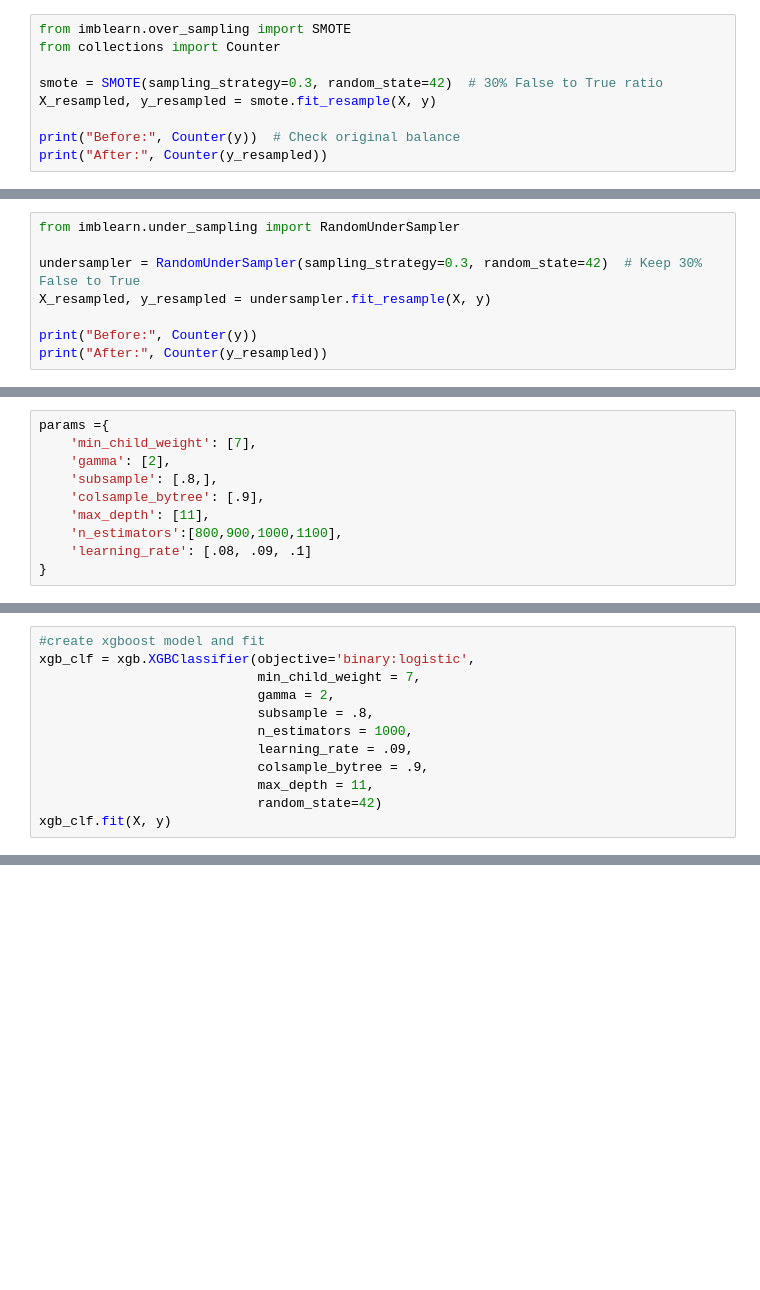
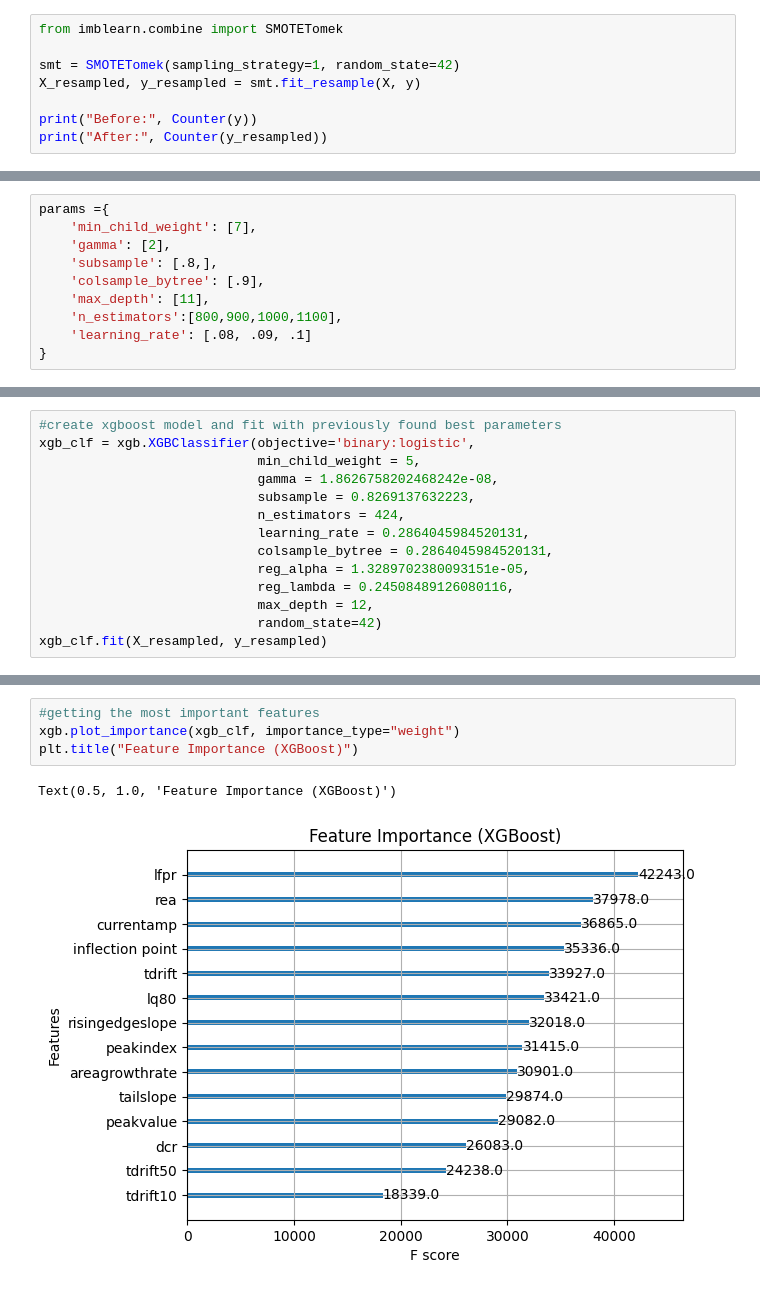
Before and after one commit to matthewsegovia/MajoranaNeutrinoHunt, a Jupyter notebook: XGBoost/XGBoost.ipynb, the cells around one changed output, grey strips where cells are left out. Cells and saved outputs as stored; diff of their text form; blank space fills up the shorter version.

```diff
--- a/XGBoost/XGBoost.ipynb
+++ b/XGBoost/XGBoost.ipynb
@@ -25,9 +29,8 @@ y = df['truedcr']
 # %%
-from imblearn.over_sampling import SMOTE
-from collections import Counter
+from imblearn.combine import SMOTETomek
 
-smote = SMOTE(sampling_strategy=0.3, random_state=42)  # 30% False to True ratio
-X_resampled, y_resampled = smote.fit_resample(X, y)
+smt = SMOTETomek(sampling_strategy=1, random_state=42)
+X_resampled, y_resampled = smt.fit_resample(X, y)
 
-print("Before:", Counter(y))  # Check original balance
+print("Before:", Counter(y))
 print("After:", Counter(y_resampled))
@@ -37,8 +36,0 @@ After: Counter({True: 1657733, False: 663093})
-# %%
-from imblearn.under_sampling import RandomUnderSampler
-
-undersampler = RandomUnderSampler(sampling_strategy=0.3, random_state=42)  # Keep 30% False to True
-X_resampled, y_resampled = undersampler.fit_resample(X, y)
-
-print("Before:", Counter(y))
-print("After:", Counter(y_resampled))
@@ -66,15 +84,17 @@ params ={
 # %%
-#create xgboost model and fit
+#create xgboost model and fit with previously found best parameters
 xgb_clf = xgb.XGBClassifier(objective='binary:logistic',
-                            min_child_weight = 7,
-                            gamma = 2,
-                            subsample = .8,
-                            n_estimators = 1000,
-                            learning_rate = .09,
-                            colsample_bytree = .9,
-                            max_depth = 11,
+                            min_child_weight = 5,
+                            gamma = 1.8626758202468242e-08,
+                            subsample = 0.8269137632223,
+                            n_estimators = 424,
+                            learning_rate = 0.2864045984520131,
+                            colsample_bytree = 0.2864045984520131,
+                            reg_alpha = 1.3289702380093151e-05,
+                            reg_lambda = 0.24508489126080116,
+                            max_depth = 12,
                             random_state=42)
-xgb_clf.fit(X, y)
+xgb_clf.fit(X_resampled, y_resampled)
 # %% [output]
 XGBClassifier(base_score=None, booster=None, callbacks=None,
               colsample_bylevel=None, colsample_bynode=None,
@@ -192,0 +234,7 @@ np.sum(df_test['truedcr'] == 0)
+# %%
+#getting the most important features
+xgb.plot_importance(xgb_clf, importance_type="weight")
+plt.title("Feature Importance (XGBoost)")
+# %% [output]
+Text(0.5, 1.0, 'Feature Importance (XGBoost)')
+[figure, added]
```
Also changed, not shown: parts of 22 cells of this notebook.
